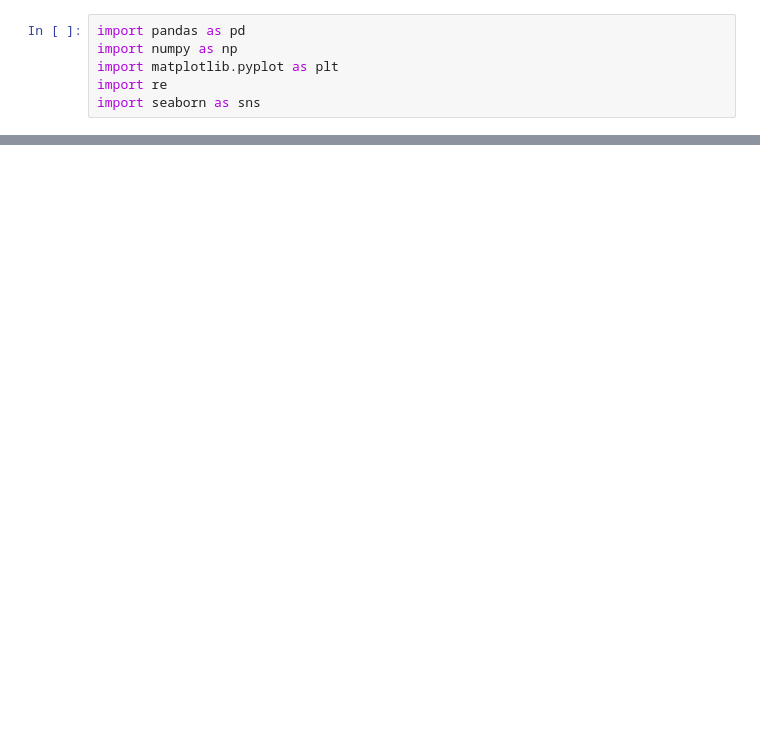
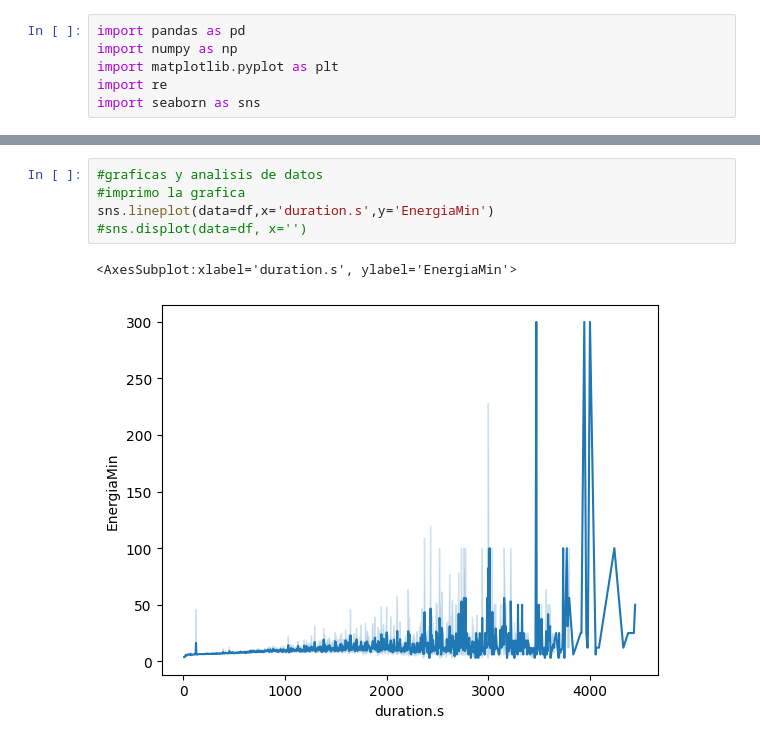
Before and after one commit to Exploratory-Data-Analiysis/Exam_1, a Jupyter notebook: ParcialFC.ipynb, the cells around one changed output, grey strips where cells are left out. Saved outputs shown, nothing was run; the diff lists cells and outputs as text; blank space fills up the shorter version.

```diff
--- a/ParcialFC.ipynb
+++ b/ParcialFC.ipynb
@@ -60,0 +58,8 @@ TypeError: first argument must be an iterable of pandas objects, you passed an o
+# %%
+#graficas y analisis de datos
+#imprimo la grafica
+sns.lineplot(data=df,x='duration.s',y='EnergiaMin')
+#sns.displot(data=df, x='')
+# %% [output]
+<AxesSubplot:xlabel='duration.s', ylabel='EnergiaMin'>
+[figure, added]
```
Also changed, not shown: parts of 1 cell of this notebook.
